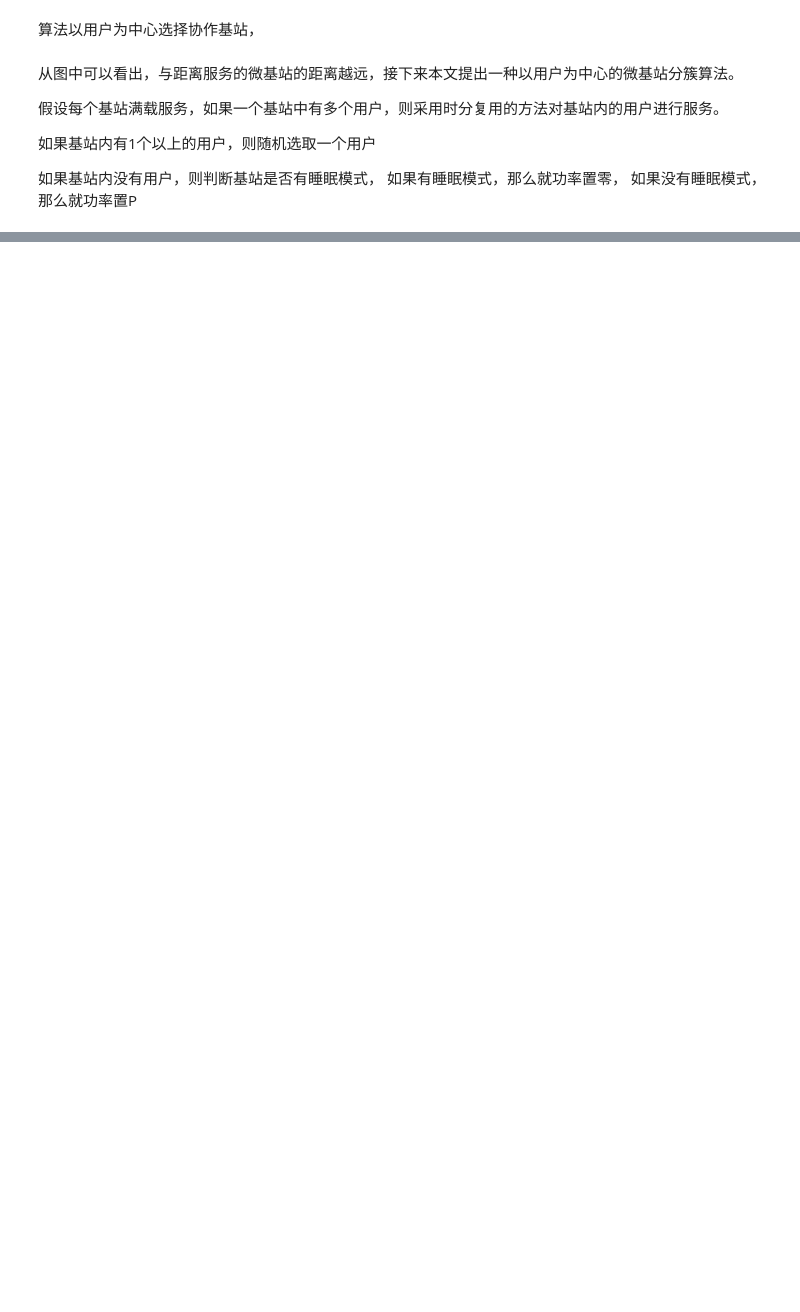
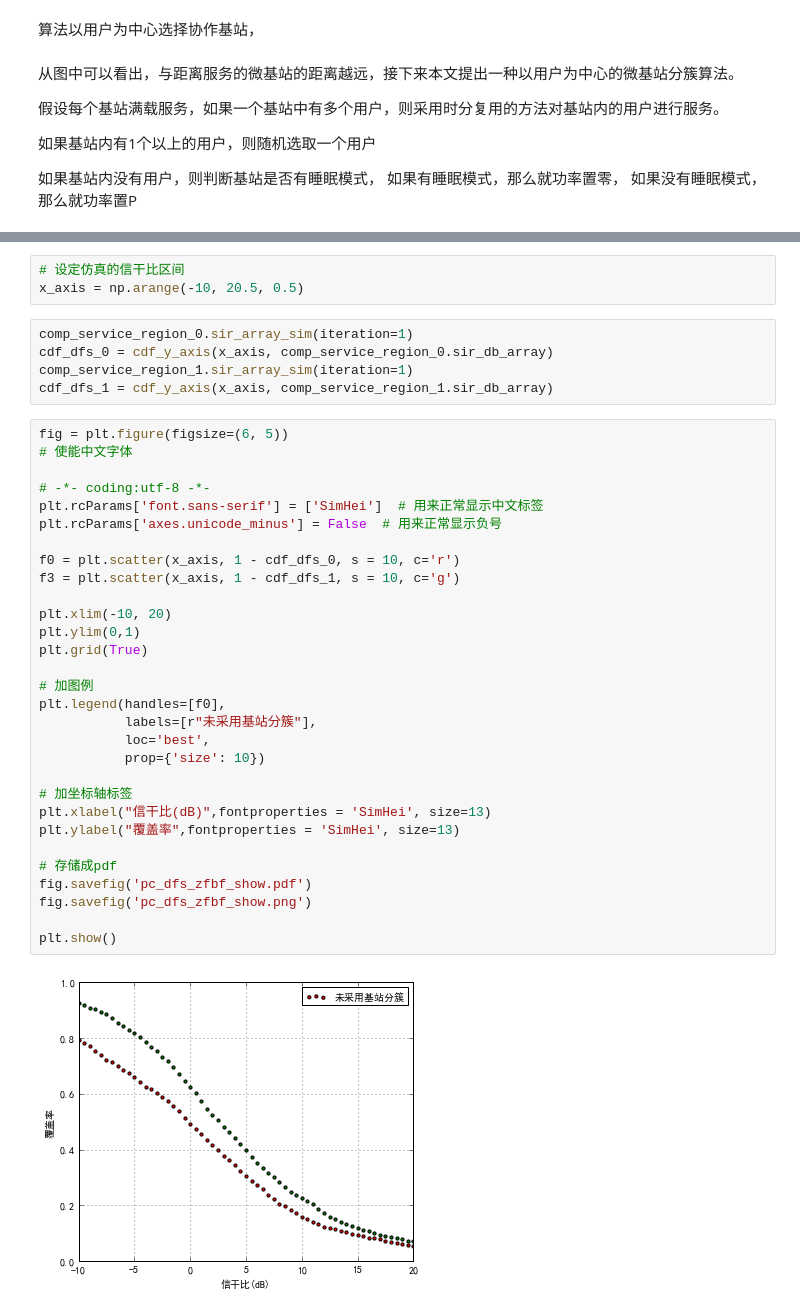
Before and after one commit to JimyMa/UniformBSGaussianUE, a Jupyter notebook: examples/user_center_clustering/user_center_cluster.ipynb, the cells around one changed output, grey strips where cells are left out. Cells and saved outputs as stored; diff of their text form; blank space fills up the shorter version.

```diff
--- a/examples/user_center_clustering/user_center_cluster.ipynb
+++ b/examples/user_center_clustering/user_center_cluster.ipynb
@@ -213,0 +239,40 @@ plt.show()
+# %%
+# 设定仿真的信干比区间
+x_axis = np.arange(-10, 20.5, 0.5)
+# %%
+comp_service_region_0.sir_array_sim(iteration=1)
+cdf_dfs_0 = cdf_y_axis(x_axis, comp_service_region_0.sir_db_array)
+comp_service_region_1.sir_array_sim(iteration=1)
+cdf_dfs_1 = cdf_y_axis(x_axis, comp_service_region_1.sir_db_array)
+# %%
+fig = plt.figure(figsize=(6, 5))
+# 使能中文字体
+
+# -*- coding:utf-8 -*-
+plt.rcParams['font.sans-serif'] = ['SimHei']  # 用来正常显示中文标签
+plt.rcParams['axes.unicode_minus'] = False  # 用来正常显示负号
+
+f0 = plt.scatter(x_axis, 1 - cdf_dfs_0, s = 10, c='r')
+f3 = plt.scatter(x_axis, 1 - cdf_dfs_1, s = 10, c='g')
+
+plt.xlim(-10, 20)
+plt.ylim(0,1)
+plt.grid(True)
+
+# 加图例
+plt.legend(handles=[f0],
+           labels=[r"未采用基站分簇"],
+           loc='best',
+           prop={'size': 10})
+
+# 加坐标轴标签
+plt.xlabel("信干比(dB)",fontproperties = 'SimHei', size=13)
+plt.ylabel("覆盖率",fontproperties = 'SimHei', size=13)
+
+# 存储成pdf
+fig.savefig('pc_dfs_zfbf_show.pdf')
+fig.savefig('pc_dfs_zfbf_show.png')
+
+plt.show()
+# %% [output]
+[figure, added]
```
Also changed, not shown: parts of 6 cells of this notebook, 24 other files.
